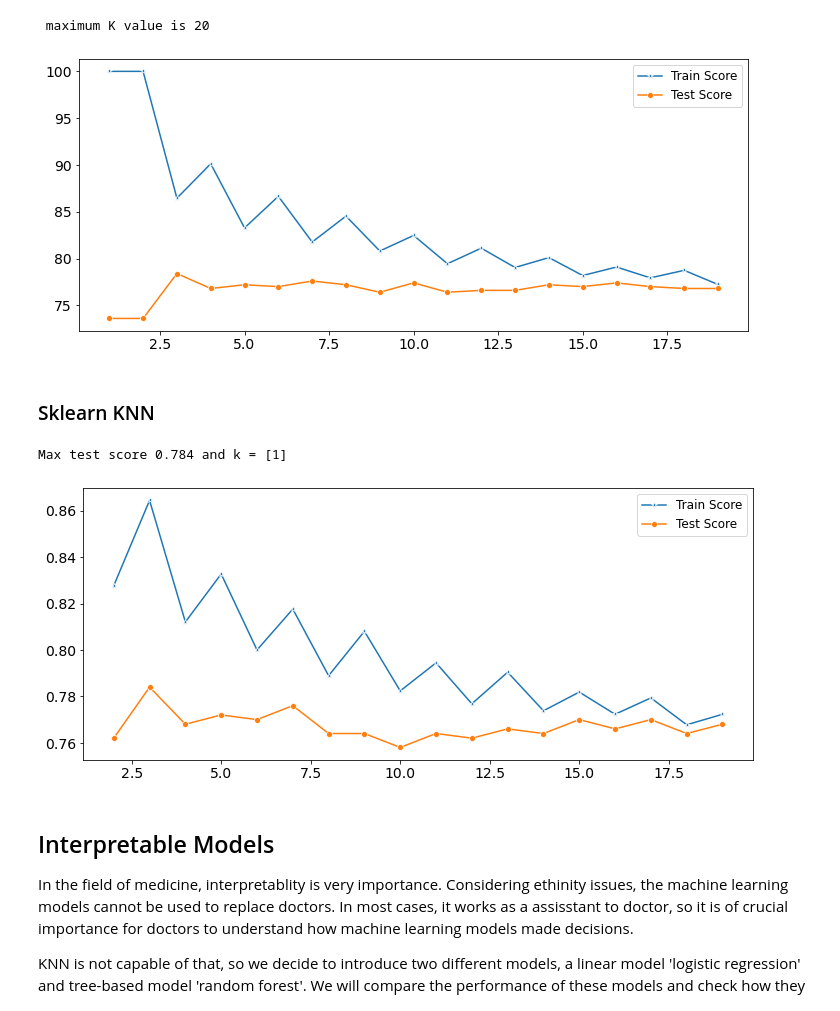
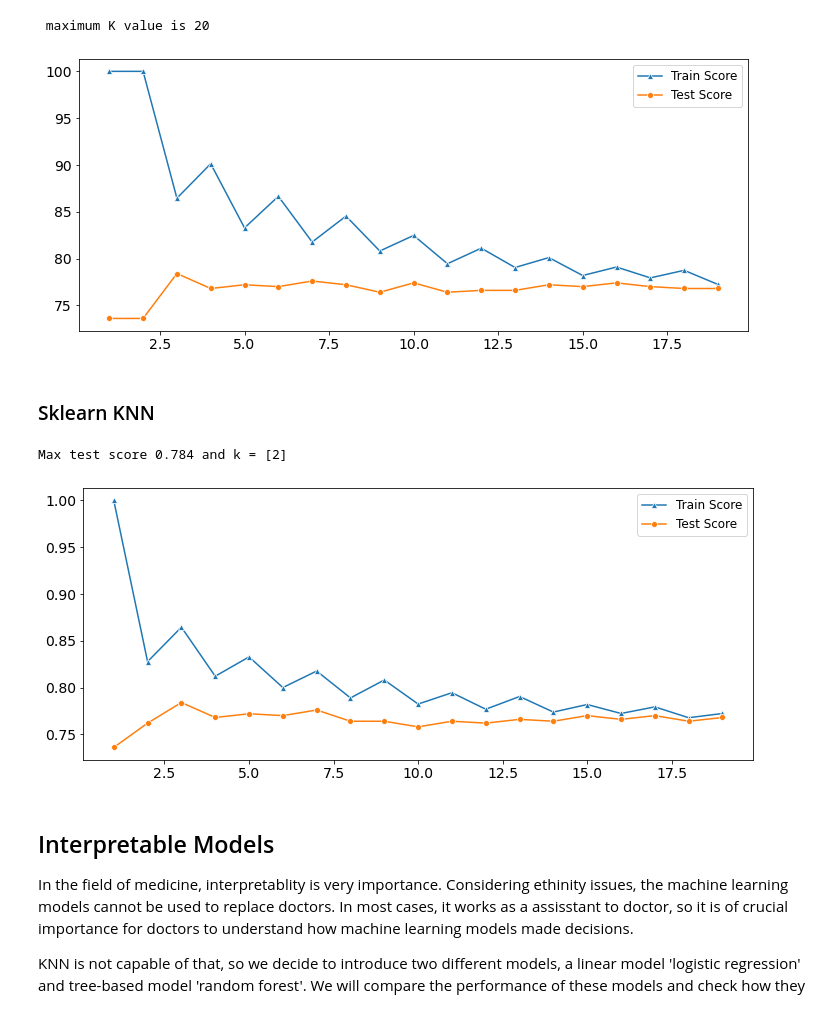
Before and after one commit to Wetiqe/MIMIC_I61, a Jupyter notebook: I61.ipynb, the cells around one changed output. Saved outputs shown, nothing was run; the diff lists cells and outputs as text; code cells hidden in the pictures.

```diff
--- a/I61.ipynb
+++ b/I61.ipynb
@@ -399,7 +409,7 @@ combined_df.drop(['Hemoglobin','Admission Weight (Kg)','INR'],axis=1,inplace=Tru
 The variance is a value used to describe the variance of the data, but if the variance of the data in the data is too low, the feature has some uniformity and low contribution to the model prediction.These features can be removed
 # %%
 from sklearn.feature_selection import VarianceThreshold
-def variance_threshold_selector(data, threshold=.8 * (1 - .8)):
+def variance_threshold_selector(data, threshold=0.16):
     selector = VarianceThreshold(threshold)
     selector.fit(data)
     return data[data.columns[selector.get_support(indices=True)]]
@@ -544,10 +552,10 @@ myknn_train_scores, myknn_test_scores = My_knncomper_difftest(K_max,X_train_std.
  maximum K value is 20
 # %%
 plt.figure(figsize=(12,5))
-p = sns.lineplot(x=range(1,20),y=myknn_train_scores,marker='*',label='Train Score')
+p = sns.lineplot(x=range(1,20),y=myknn_train_scores,marker='^',label='Train Score')
 p = sns.lineplot(x=range(1,20),y=myknn_test_scores,marker='o',label='Test Score')
 # %% [output]
-[figure, old version]
+[figure, new version]
 # %% [markdown]
 ### Sklearn KNN
 # %%
@@ -557,7 +565,7 @@ np.random.seed(40)
 test_scores = []
 train_scores = []
 
-for i in range(2,K_max):
+for i in range(1,K_max):
 
     knn = KNeighborsClassifier(i)
     knn.fit(X_train_std,y_train)
@@ -570,13 +578,13 @@ max_test_score = max(test_scores)
 test_scores_ind = [i for i, v in enumerate(test_scores) if v == max_test_score]
 print(f'Max test score {max_test_score} and k = {test_scores_ind}')
 # %% [output]
-Max test score 0.784 and k = [1]
+Max test score 0.784 and k = [2]
 # %%
 plt.figure(figsize=(12,5))
-p = sns.lineplot(x=range(2,K_max),y=train_scores,marker='*',label='Train Score')
-p = sns.lineplot(x=range(2,K_max),y=test_scores,marker='o',label='Test Score')
+p = sns.lineplot(x=range(1,K_max),y=train_scores,marker='^',label='Train Score')
+p = sns.lineplot(x=range(1,K_max),y=test_scores,marker='o',label='Test Score')
 # %% [output]
-[figure, old version]
+[figure, new version]
 # %% [markdown]
 ## Interpretable Models
 
```
Also changed, not shown: parts of 19 cells of this notebook, 3 other files.
